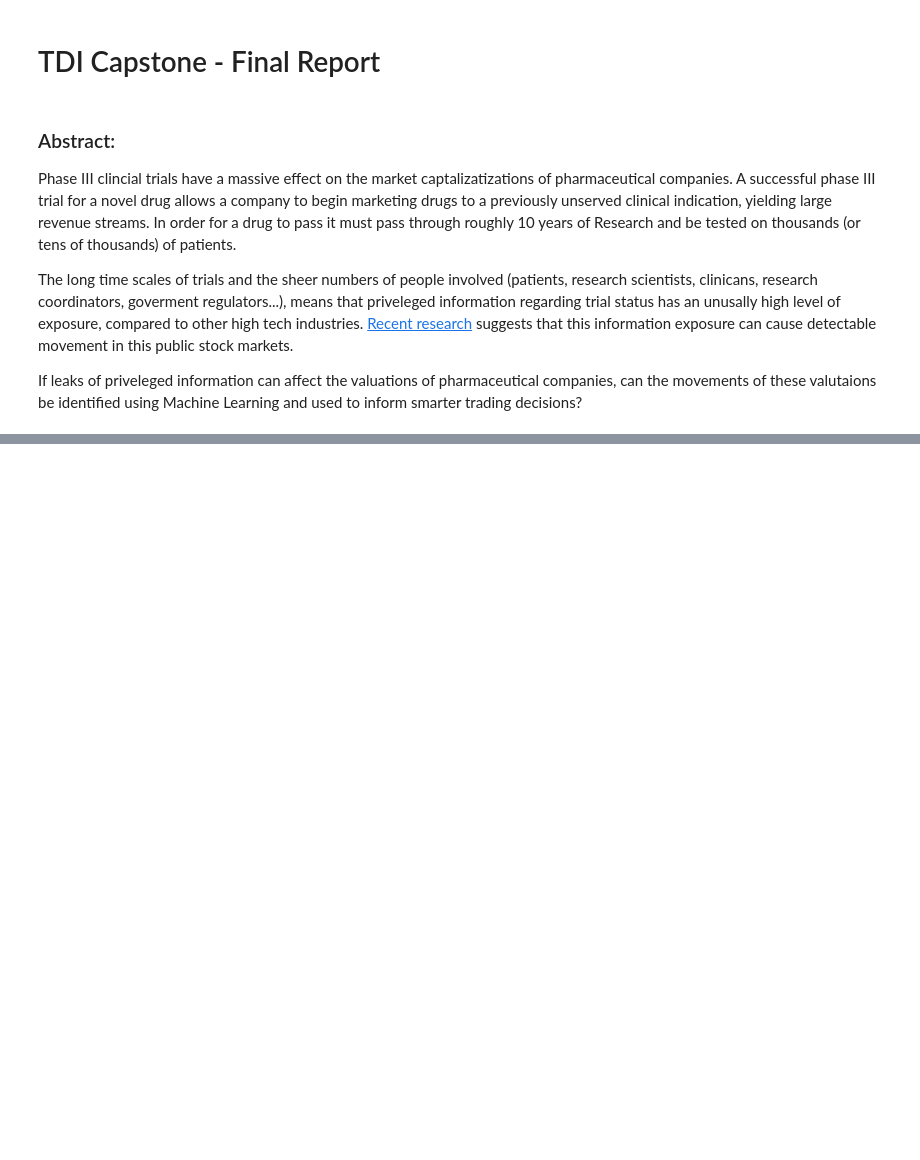
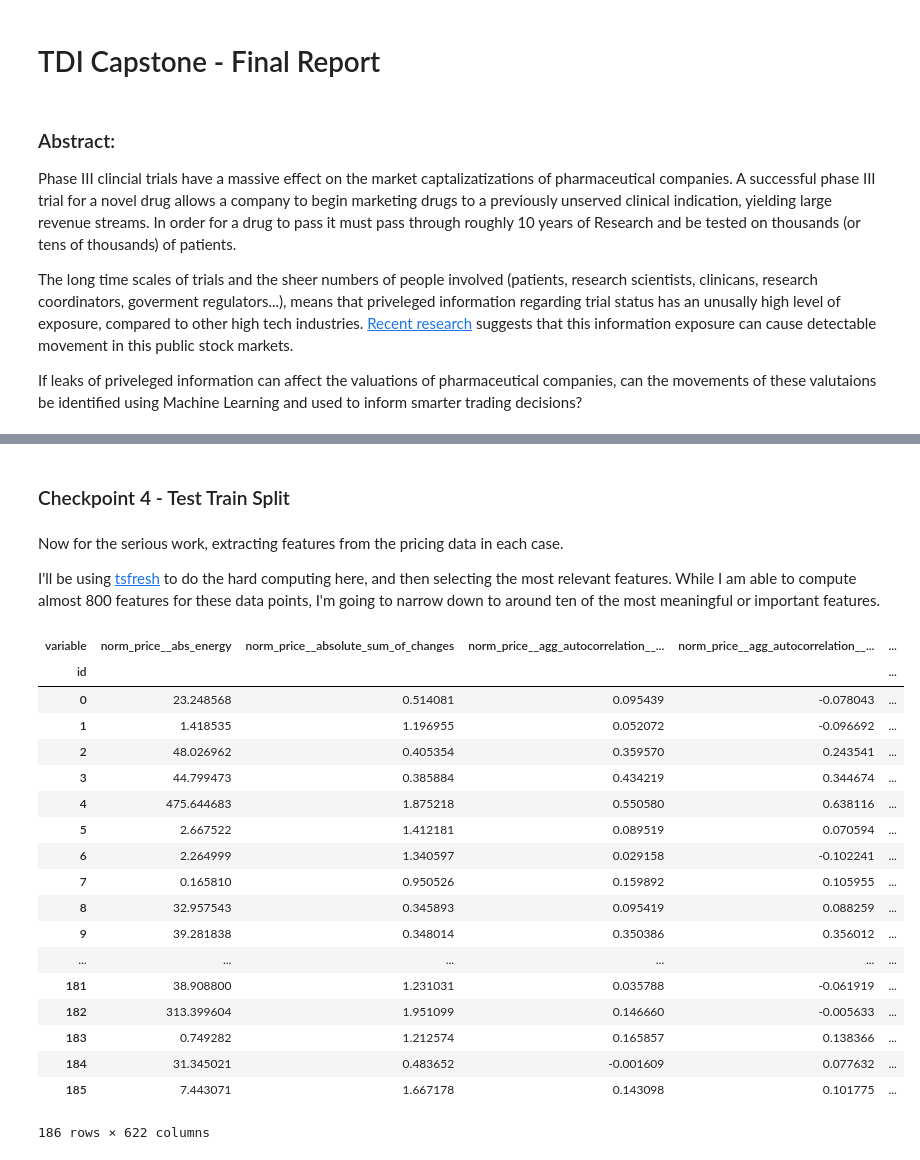
Before and after one commit to BenDavidAaron/FDA-Decision-Stock-Predictor, a Jupyter notebook: Final Report.ipynb, the cells around one changed output, grey strips where cells are left out. Saved outputs shown, nothing was run; the diff lists cells and outputs as text; code cells hidden in the pictures; blank space fills up the shorter version.

Commit message:
almost done consolidating to final nb

```diff
--- a/Final Report.ipynb
+++ b/Final Report.ipynb
@@ -11,0 +192,2 @@ If leaks of priveleged information can affect the valuations of pharmaceutical c
+# %%
+norm_data_annotated = dill.load(open("normalized_training_data.pkl", "r"))
@@ -11,0 +240,2 @@ If leaks of priveleged information can affect the valuations of pharmaceutical c
+# %%
+cleaned_agg = dill.load(open('final_cleaned_price_slices.pkl', 'r'))
@@ -11,0 +295,9 @@ If leaks of priveleged information can affect the valuations of pharmaceutical c
+# %% [markdown]
+### Checkpoint 4 - Test Train Split
+# %%
+train_clean = dill.load(open("final_train_df.pkl", "r"))
+test_clean = dill.load(open("final_test_df.pkl", "r"))
+# %% [markdown]
+Now for the serious work, extracting features from the pricing data in each case.
+
+I'll be using [tsfresh](http://tsfresh.readthedocs.io/en/latest/text/quick_start.html) to do the hard computing here, and then selecting the most relevant features. While I am able to compute almost 800 features for these data points, I'm going to narrow down to around ten of the most meaningful or important features.
@@ -11,0 +306,26 @@ If leaks of priveleged information can affect the valuations of pharmaceutical c
+# %%
+train_feats = extract_features(train_clean[['norm_price', 'event_stamp', 'date_stamp']],
+                              column_id="event_stamp", column_sort="date_stamp",
+                              column_value="norm_price", n_jobs=0).dropna(axis=1)
+# %%
+train_feats
+# %% [output]
+| variable | norm_price__abs_energy | norm_price__absolute_sum_of_changes | norm_price__agg_autocorrelation__... | norm_price__agg_autocorrelation__... | ... |
+| id |  |  |  |  | ... |
+| 0 | 23.248568 | 0.514081 | 0.095439 | -0.078043 | ... |
+| 1 | 1.418535 | 1.196955 | 0.052072 | -0.096692 | ... |
+| 2 | 48.026962 | 0.405354 | 0.359570 | 0.243541 | ... |
+| 3 | 44.799473 | 0.385884 | 0.434219 | 0.344674 | ... |
+| 4 | 475.644683 | 1.875218 | 0.550580 | 0.638116 | ... |
+| 5 | 2.667522 | 1.412181 | 0.089519 | 0.070594 | ... |
+| 6 | 2.264999 | 1.340597 | 0.029158 | -0.102241 | ... |
+| 7 | 0.165810 | 0.950526 | 0.159892 | 0.105955 | ... |
+| 8 | 32.957543 | 0.345893 | 0.095419 | 0.088259 | ... |
+| 9 | 39.281838 | 0.348014 | 0.350386 | 0.356012 | ... |
+| ... | ... | ... | ... | ... | ... |
+| 181 | 38.908800 | 1.231031 | 0.035788 | -0.061919 | ... |
+| 182 | 313.399604 | 1.951099 | 0.146660 | -0.005633 | ... |
+| 183 | 0.749282 | 1.212574 | 0.165857 | 0.138366 | ... |
+| 184 | 31.345021 | 0.483652 | -0.001609 | 0.077632 | ... |
+| 185 | 7.443071 | 1.667178 | 0.143098 | 0.101775 | ... |
+186 rows × 622 columns
```
Also changed, not shown: parts of 52 cells of this notebook, 4 other files.
